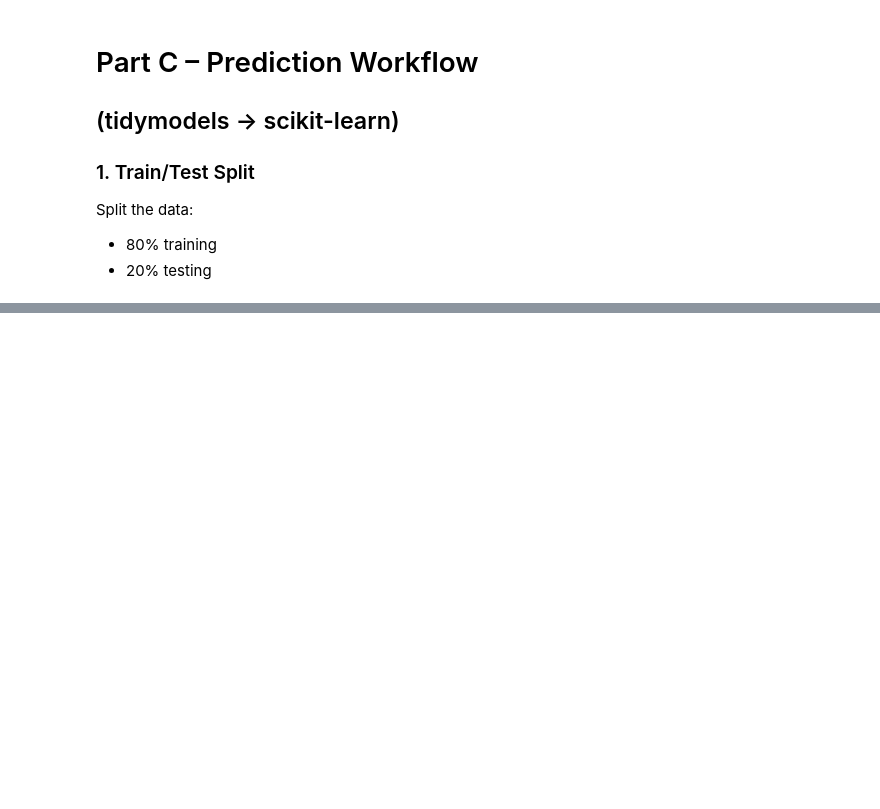
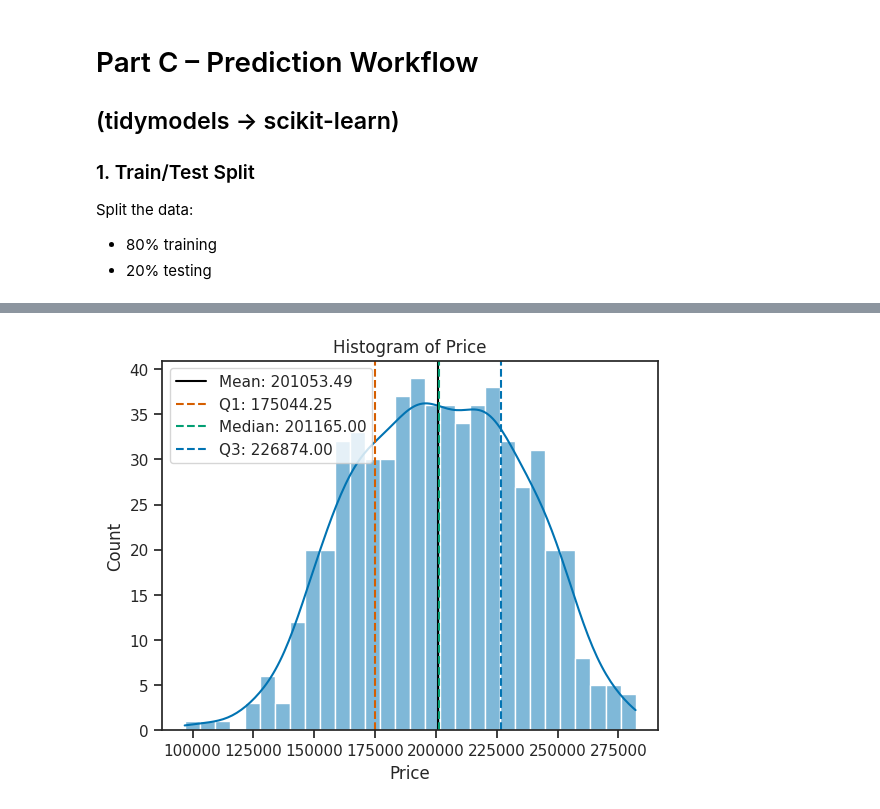
Before and after one commit to Alissa-Ouspen/data201_alissa, a Jupyter notebook: week4/wk4_log_reg_assign_Alissa.ipynb, the cells around one changed output, grey strips where cells are left out. Saved outputs shown, nothing was run; the diff lists cells and outputs as text; code cells hidden in the pictures; blank space fills up the shorter version.

```diff
--- a/week4/wk4_log_reg_assign_Alissa.ipynb
+++ b/week4/wk4_log_reg_assign_Alissa.ipynb
@@ -179,0 +331,25 @@ Split the data:
+# %%
+# Histogram of price
+sns.histplot(data = df, x = "price", kde = True, bins = 30)
+
+mean = (df["price"].mean())
+plt.axvline(
+    mean, color = "black", linestyle = "solid", label = f"Mean: {mean:.2f}")
+
+# quantiles
+q25 = df["price"].quantile(0.25)
+q50 = df["price"].quantile(0.50) # Median
+q75 = df["price"].quantile(0.75)
+
+# Add vertical lines for quantiles
+plt.axvline(q25, color = "r", linestyle = "--", label = f"Q1: {q25:.2f}")
+plt.axvline(q50, color = "g", linestyle = "--", label = f"Median: {q50:.2f}")
+plt.axvline(q75, color = "b", linestyle = "--", label = f"Q3: {q75:.2f}")
+
+plt.title("Histogram of Price")
+plt.xlabel("Price")
+plt.ylabel("Count")
+plt.legend()
+plt.show()
+# %% [output]
+[figure, added]
```
Also changed, not shown: parts of 18 cells of this notebook.
